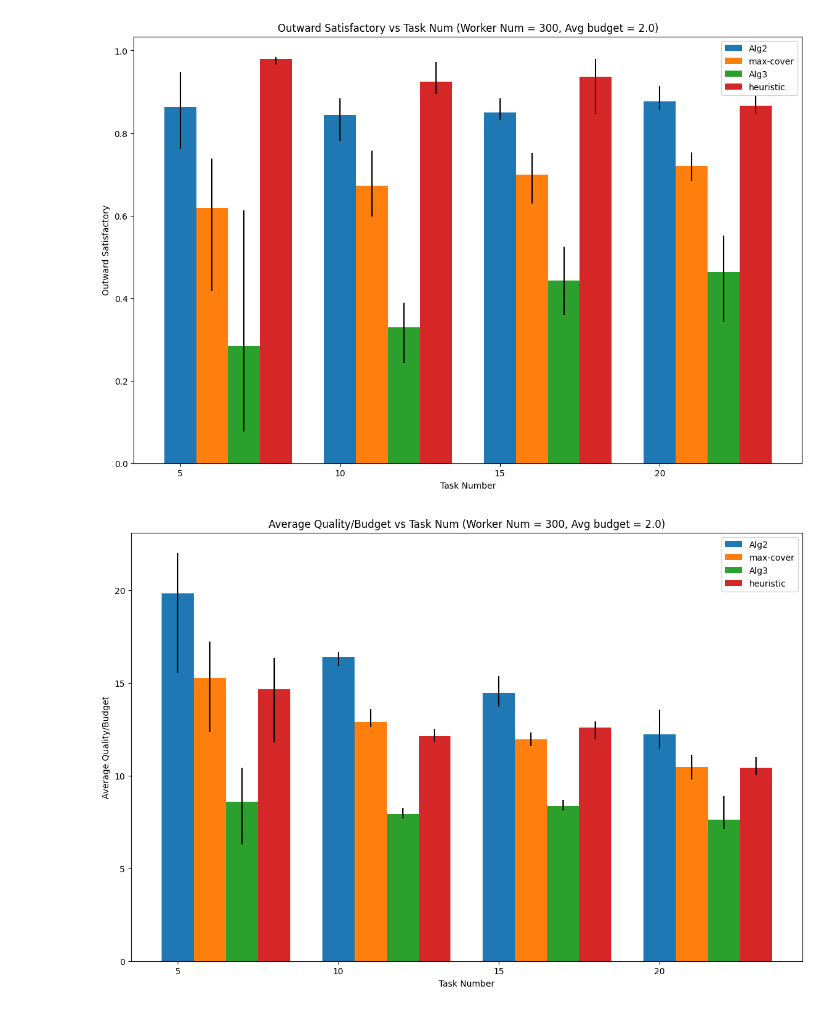
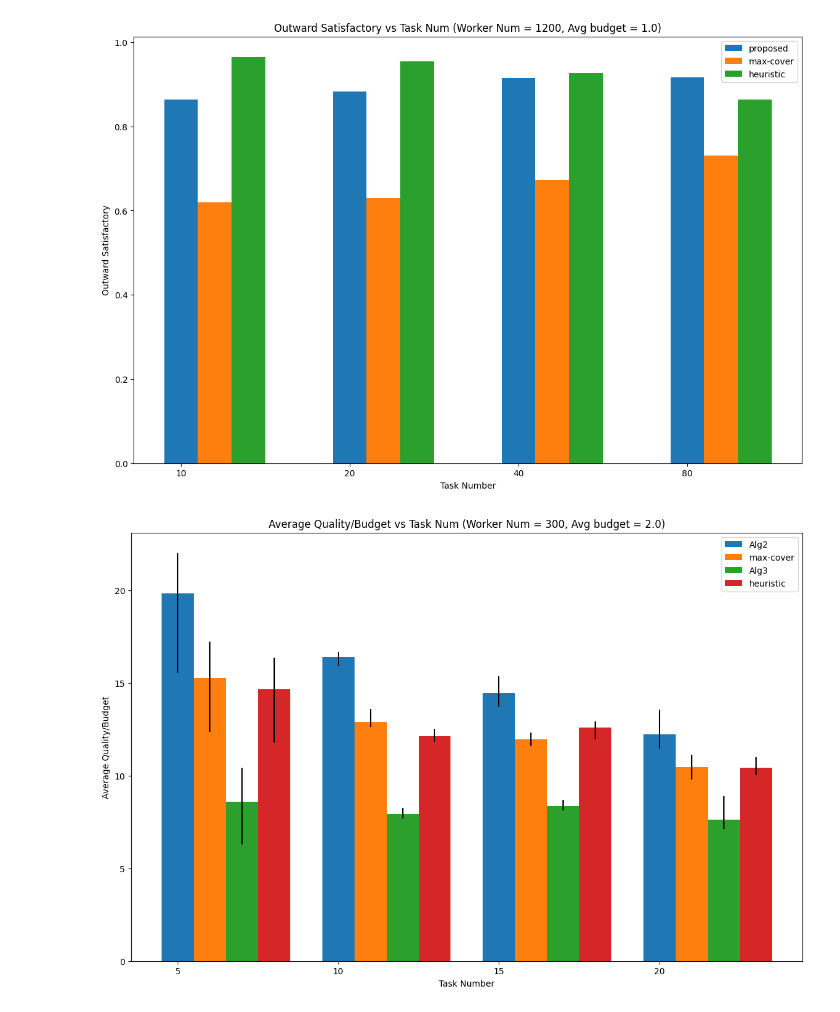
Before and after one commit to braisedp/CCTA, a Jupyter notebook: experiment/estimate_result.ipynb, the cells around one changed output. Drawn from its saved outputs; the diff is of its cells as text; code cells hidden in the pictures.

```diff
--- a/experiment/estimate_result.ipynb
+++ b/experiment/estimate_result.ipynb
@@ -1,40 +1,40 @@
 # %%
 import pandas as pd
-avg_budget = 2.0
-worker_num = 300
-df = pd.read_csv('./result/dash.csv')
+avg_budget = 1.0
+worker_num = 1200
+df = pd.read_csv('./result/dash_result.csv')
 df = df[(df['avg-budget'] == avg_budget)&(df['worker']== worker_num)]
 df1 = df.groupby(['method','task'])['fairness-pairwise'].agg(['mean','max','min']).reset_index()
 # %%
 import numpy as np
 import matplotlib.pyplot as plt
 
-methods = ['budget','max-cover','matroid','heuristic']
-labels = ['Alg2','max-cover','Alg3','heuristic']
+methods = ['budget','max-cover','heuristic']
+labels = ['proposed','max-cover','heuristic']
 bar_width = 0.2
 
 # 设置位置偏移，以便将直方图居中显示
 bar_positions = range(len(df1['task'].unique()))
 # 绘制折线图
 plt.figure(figsize=(14, 9))
-x_labels = [10,20,30,40,50]
+x_labels = [10,20,40,80]
 plt.xticks(bar_positions,x_labels)
 
 for i,method in enumerate(methods):
     method_data = df1[df1['method'] == method]
     current_bar_positions = [pos + i * bar_width for pos in bar_positions]
     plt.bar(current_bar_positions, method_data['mean'],width = bar_width,label=labels[i])
 
 # 添加标签和图例
 plt.xlabel('Task Number')
 plt.ylabel('Outward Satisfactory')
 plt.title('Outward Satisfactory vs Task Num (Worker Num = {}, Avg budget = {})'.format(worker_num,avg_budget))
 plt.legend()
 
 # 显示图形
 plt.show()
 # %% [output]
-[figure, old version]
+[figure, new version]
 # %%
 df2 = df.groupby(['method','task'])['avg-density'].agg(['mean','max','min']).reset_index()
 import matplotlib.pyplot as plt
```
Also changed, not shown: 4 other files.
